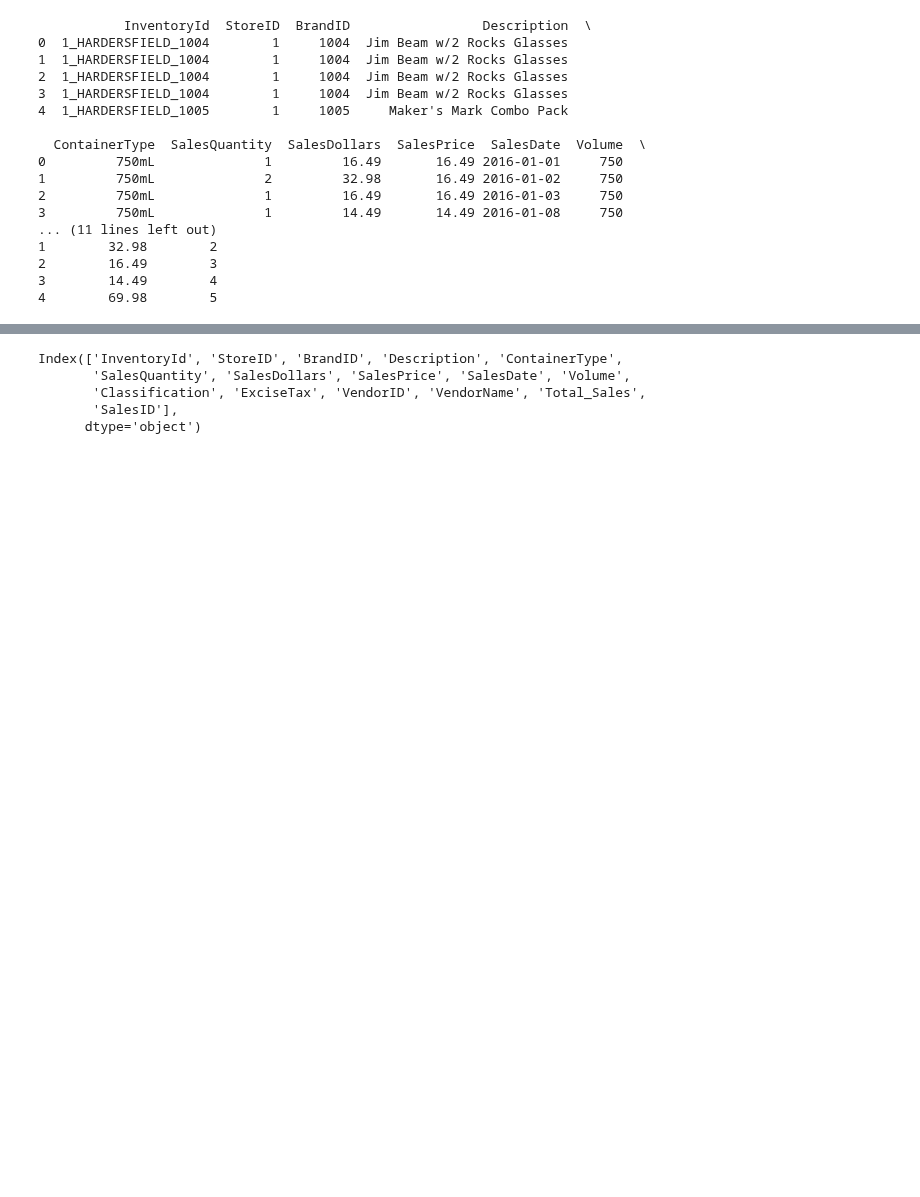
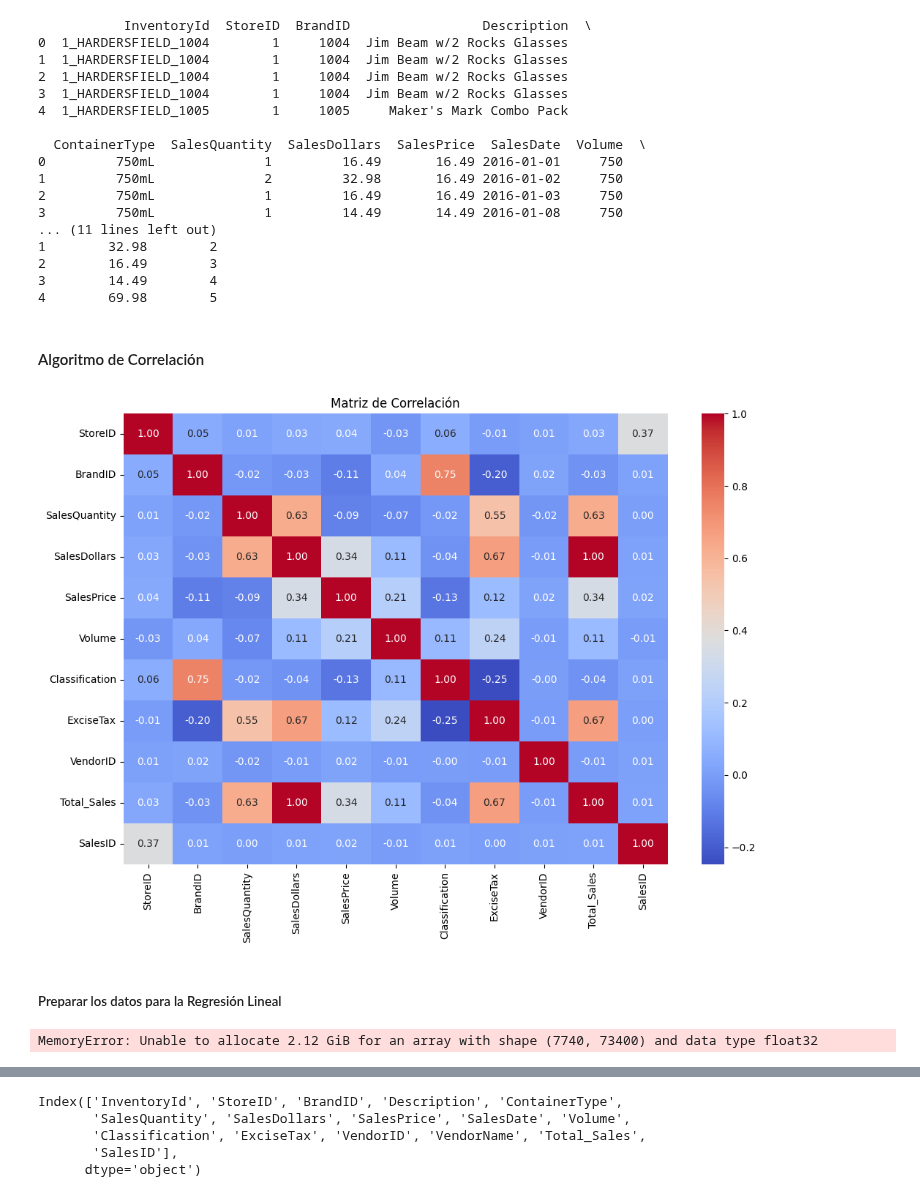
Before and after one commit to danipars/Analisis_Inventario_Distribuidora_Licores_AMCDrinks, a Jupyter notebook: EDA/VentasFinal.ipynb, the cells around one changed output, grey strips where cells are left out. Saved outputs shown, nothing was run; the diff lists cells and outputs as text; code cells hidden in the pictures; blank space fills up the shorter version.

Commit message:
Scripts De Algoritmo de Correlación

```diff
--- a/EDA/VentasFinal.ipynb
+++ b/EDA/VentasFinal.ipynb
@@ -562,3 +574,32 @@ print(df_SalesFinal.head())
 2        16.49        3
 3        14.49        4
 4        69.98        5
+# %% [markdown]
+#### Algoritmo de Correlación
+# %%
+# Asegurar que 'SalesDate' sea tipo datetime
+df_SalesFinal['SalesDate'] = pd.to_datetime(df_SalesFinal['SalesDate'])
+
+# Extraer año, mes y día como columnas adicionales para análisis temporal
+df_SalesFinal['Year'] = df_SalesFinal['SalesDate'].dt.year
+df_SalesFinal['Month'] = df_SalesFinal['SalesDate'].dt.month
+df_SalesFinal['Day'] = df_SalesFinal['SalesDate'].dt.day
+
+# Seleccionar solo las columnas numéricas para la correlación
+numeric_df = df_SalesFinal.select_dtypes(include=['float64', 'int64'])
+
+# Crear un índice de tiempo continuo (por ejemplo, en meses)
+df_SalesFinal['TimeIndex'] = (df_SalesFinal['Year'] - df_SalesFinal['Year'].min()) * 12 + df_SalesFinal['Month']
+
+# Calcular la matriz de correlación
+correlation_matrix = numeric_df.corr()
+
+# Visualizar la matriz de correlación con un heatmap
+plt.figure(figsize=(12, 8))
+sns.heatmap(correlation_matrix, annot=True, cmap='coolwarm', fmt='.2f')
+plt.title('Matriz de Correlación')
+plt.show()
+# %% [output]
+[figure, added]
+# %% [markdown]
+#####  Preparar los datos para la Regresión Lineal
@@ -564,0 +608,44 @@ print(df_SalesFinal.head())
+# %%
+# Convertir columnas a tipos más eficientes
+df_SalesFinal['SalesQuantity'] = df_SalesFinal['SalesQuantity'].astype('int32')
+df_SalesFinal['SalesPrice'] = df_SalesFinal['SalesPrice'].astype('float32')
+
+# Tomar una muestra del 10% de los datos
+df_SalesFinal_sample = df_SalesFinal.sample(frac=0.1, random_state=42)
+
+# Convertir columnas categóricas a dummies
+#df_SalesFinal_sample = pd.get_dummies(df_SalesFinal_sample, columns=['StoreID', 'BrandID'], drop_first=True)
+
+# Seleccionar variables predictoras (X) y dependiente (y)
+X = df_SalesFinal_sample[['TimeIndex', 'SalesPrice', 'ExciseTax', 'SalesDollars', 'Total_Sales'] +
+                          [col for col in df_SalesFinal_sample.columns if 'StoreID_' in col or 'BrandID_' in col]]
+
+y = df_SalesFinal_sample['SalesQuantity']
+
+# Dividir en datos de entrenamiento y prueba
+X_train, X_test, y_train, y_test = train_test_split(X, y, test_size=0.3, random_state=42)
+
+# Escalar las variables predictoras para mejorar la eficiencia
+scaler = StandardScaler()
+X_train = scaler.fit_transform(X_train.astype('float32'))  # Asegúrate de que los datos sean float32
+X_test = scaler.transform(X_test.astype('float32'))
+
+# Convertir a matriz dispersa en lotes
+batch_size = 1000
+n_batches = int(np.ceil(X_train.shape[0] / batch_size))
+
+# Crear una lista para almacenar matrices dispersas
+sparse_matrices = []
+
+# Procesar en lotes
+for i in range(n_batches):
+    batch = X_train[i * batch_size: (i + 1) * batch_size]
+    sparse_matrices.append(sparse.csr_matrix(batch))
+
+# Unir todas las matrices dispersas en una sola
+X_train_sparse = sparse.vstack(sparse_matrices)
+
+# Verificar el tamaño de la matriz dispersa
+print(X_train_sparse.shape)
+# %% [output]
+MemoryError: Unable to allocate 2.12 GiB for an array with shape (7740, 73400) and data type float32
```
Also changed, not shown: parts of 6 cells of this notebook.
